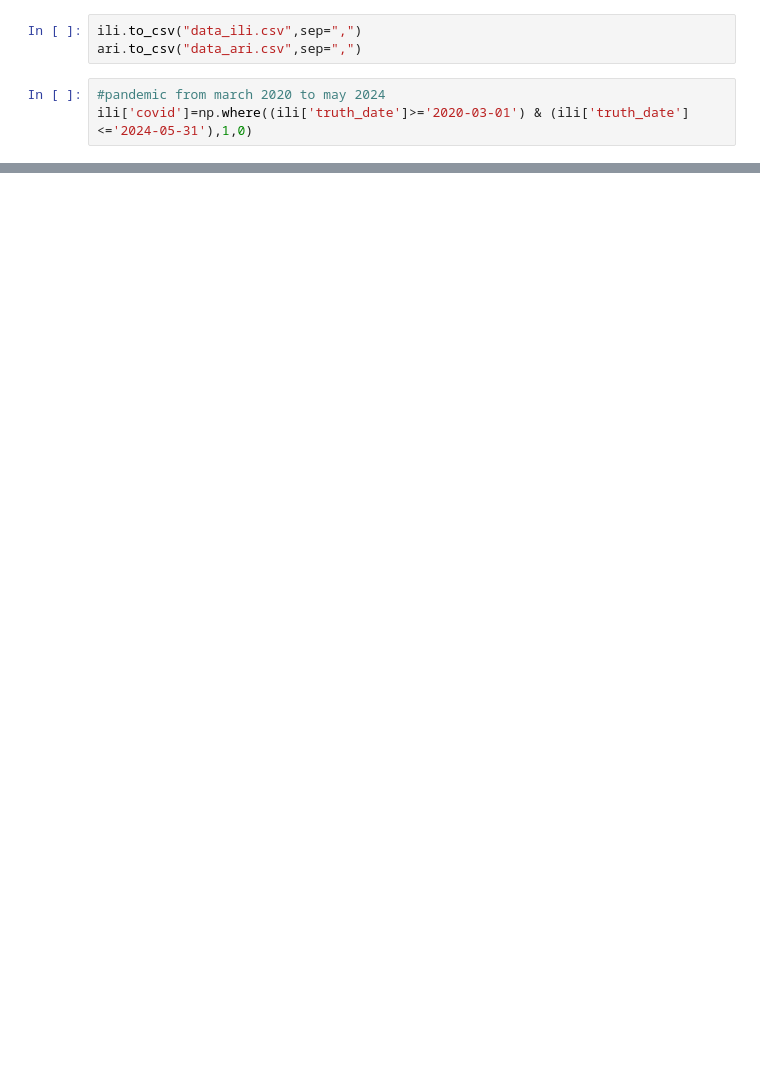
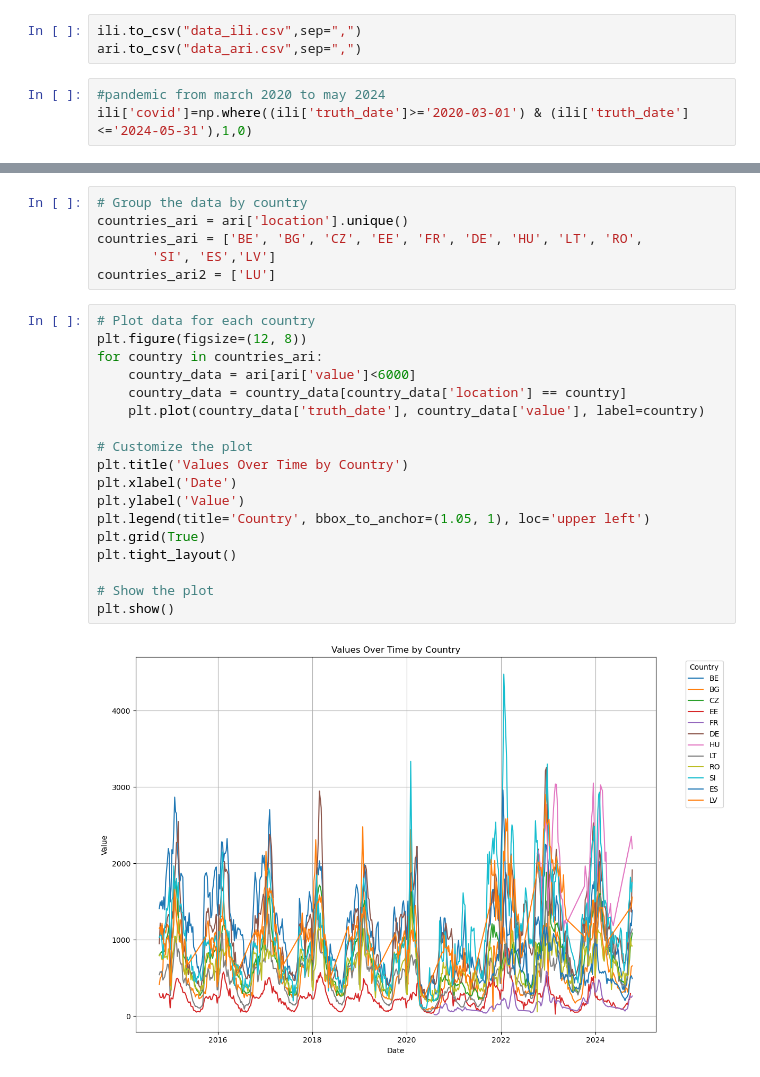
Before and after one commit to flopidopi23/TFM, a Jupyter notebook: preproccess.ipynb, the cells around one changed output, grey strips where cells are left out. Saved outputs shown, nothing was run; the diff lists cells and outputs as text; blank space fills up the shorter version.

```diff
--- a/preproccess.ipynb
+++ b/preproccess.ipynb
@@ -351,0 +558,26 @@ ili['covid']=np.where((ili['truth_date']>='2020-03-01') & (ili['truth_date']<='2
+# %%
+# Group the data by country
+countries_ari = ari['location'].unique()
+countries_ari = ['BE', 'BG', 'CZ', 'EE', 'FR', 'DE', 'HU', 'LT', 'RO',
+       'SI', 'ES','LV']
+countries_ari2 = ['LU']
+# %%
+# Plot data for each country
+plt.figure(figsize=(12, 8))
+for country in countries_ari:
+    country_data = ari[ari['value']<6000]
+    country_data = country_data[country_data['location'] == country]
+    plt.plot(country_data['truth_date'], country_data['value'], label=country)
+
+# Customize the plot
+plt.title('Values Over Time by Country')
+plt.xlabel('Date')
+plt.ylabel('Value')
+plt.legend(title='Country', bbox_to_anchor=(1.05, 1), loc='upper left')
+plt.grid(True)
+plt.tight_layout()
+
+# Show the plot
+plt.show()
+# %% [output]
+[figure, added]
```
Also changed, not shown: parts of 33 cells of this notebook, 1 other file.
